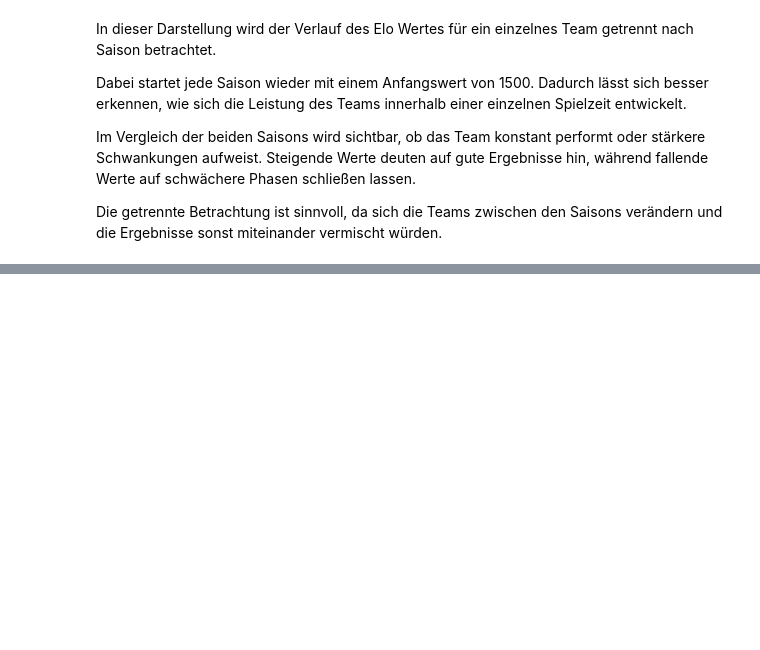
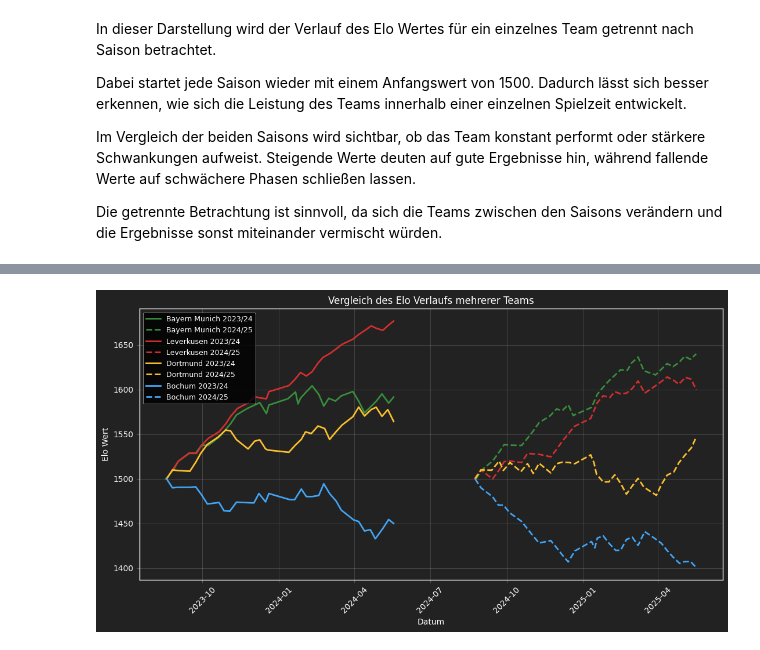
Before and after one commit to Berkedmy/Final_Projekt, a Jupyter notebook: notebooks/01_data_check.ipynb, the cells around one changed output, grey strips where cells are left out. Cells and saved outputs as stored; diff of their text form; code cells hidden in the pictures; blank space fills up the shorter version.

Commit message:
analyse: elo verlauf mehrerer teams interpretiert

```diff
--- a/notebooks/01_data_check.ipynb
+++ b/notebooks/01_data_check.ipynb
@@ -926,0 +949,61 @@ Die getrennte Betrachtung ist sinnvoll, da sich die Teams zwischen den Saisons v
+# %%
+teams = ["Bayern Munich", "Leverkusen", "Dortmund", "Bochum"]
+# %%
+plt.figure(figsize=(11, 6))
+
+colors = {
+    "Bayern Munich": "#388e3c",
+    "Leverkusen": "#d32f2f",
+    "Dortmund": "#fbc02d",
+    "Bochum": "#42a5f5"
+}
+
+for team in teams:
+    team_2324 = team_elo_history_by_season(df_2324_only, team)
+    team_2425 = team_elo_history_by_season(df_2425_only, team)
+
+    plt.plot(
+        team_2324["Date"],
+        team_2324["Elo"],
+        linestyle="solid",
+        color=colors[team],
+        linewidth=2,
+        label=f"{team} 2023/24"
+    )
+
+    plt.plot(
+        team_2425["Date"],
+        team_2425["Elo"],
+        linestyle="dashed",
+        color=colors[team],
+        linewidth=2,
+        label=f"{team} 2024/25"
+    )
+
+ax = plt.gca()
+ax.set_facecolor("#222222")
+plt.gcf().patch.set_facecolor("#222222")
+
+plt.title("Vergleich des Elo Verlaufs mehrerer Teams", color="white")
+plt.xlabel("Datum", color="white")
+plt.ylabel("Elo Wert", color="white")
+
+plt.xticks(rotation=45, color="white")
+plt.yticks(color="white")
+
+for spine in ax.spines.values():
+    spine.set_color("white")
+
+plt.legend(
+    facecolor="black",
+    edgecolor="white",
+    labelcolor="white",
+    loc="upper left"
+)
+
+plt.grid(color="white", alpha=0.15)
+
+plt.tight_layout()
+plt.show()
+# %% [output]
+[figure, added]
```
Also changed, not shown: parts of 3 cells of this notebook.
